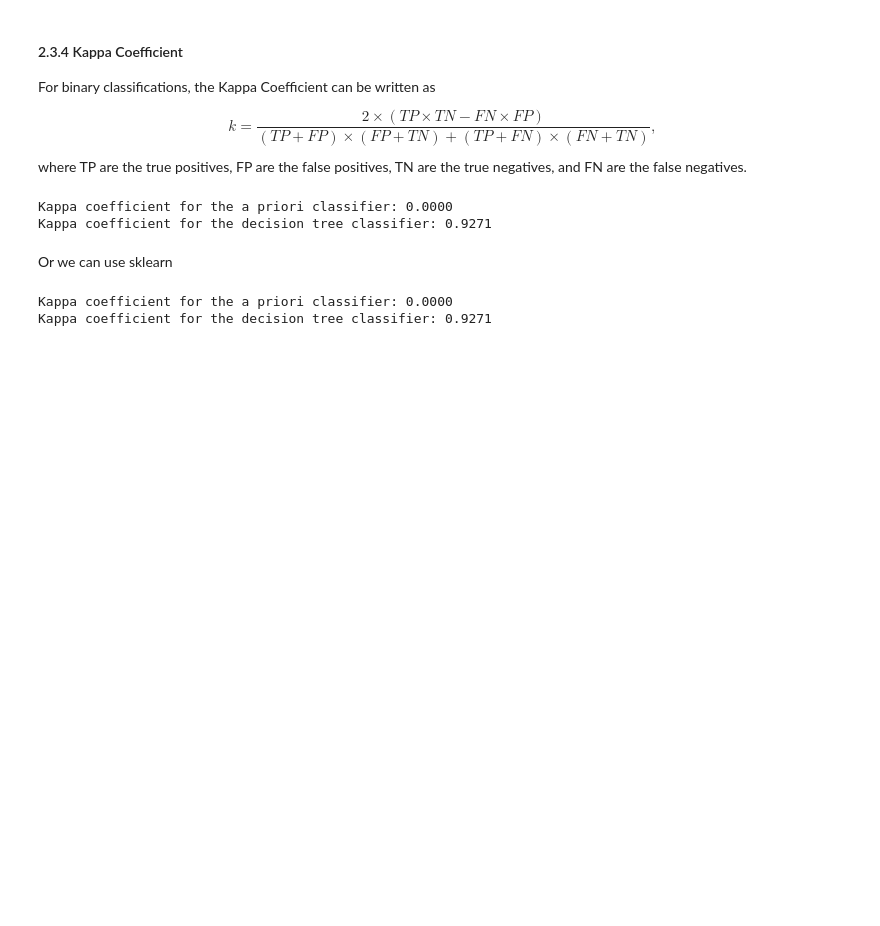
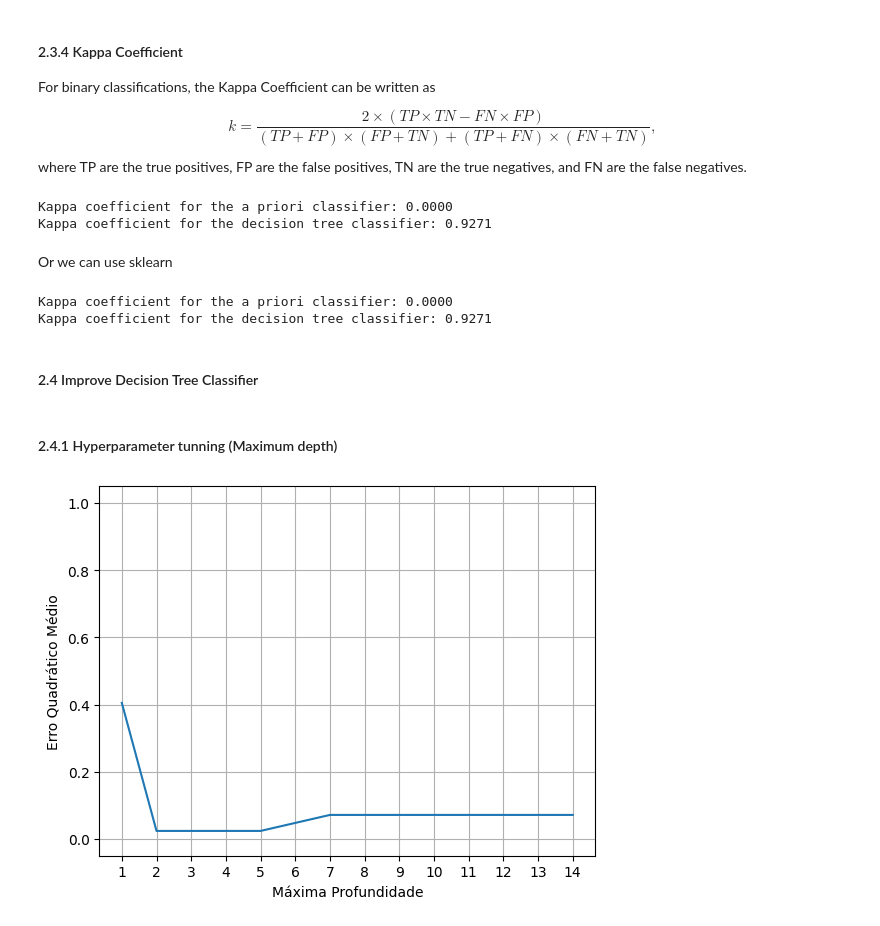
Before and after one commit to davimnz/artificial-intelligence, a Jupyter notebook: machine-learning/party_classification.ipynb, the cells around one changed output. Cells and saved outputs as stored; diff of their text form; code cells hidden in the pictures; blank space fills up the shorter version.

Commit message:
Add hyperparameter tuning

```diff
--- a/machine-learning/party_classification.ipynb
+++ b/machine-learning/party_classification.ipynb
@@ -679,3 +679,33 @@ print(f"Kappa coefficient for the decision tree classifier: {kappa_dt:.4f}")
 # %% [output]
 Kappa coefficient for the a priori classifier: 0.0000
 Kappa coefficient for the decision tree classifier: 0.9271
+# %% [markdown]
+#### 2.4 Improve Decision Tree Classifier
+# %% [markdown]
+#### 2.4.1 Hyperparameter tunning (Maximum depth)
+# %%
+MAX_DEPTH = X_test.shape[1] + 1
+
+x_tunning_test = X_test.iloc[0:X_test.shape[0] // 2]
+y_tunning_test = y_test.iloc[0:X_test.shape[0] // 2]
+x_tunning_cross_validation = X_test.iloc[X_test.shape[0] // 2:]
+y_tunning_cross_validation = y_test.iloc[X_test.shape[0] // 2:]
+
+mse_all = []
+for depth in range(1, MAX_DEPTH):
+    current_DT = DecisionTreeClassifier(max_depth=depth)
+    current_DT.fit(X_train, y_train)
+    y_predict = current_DT.predict(x_tunning_cross_validation)
+    mse = (y_predict != y_tunning_cross_validation.reset_index(drop=True))
+    mse = mse.sum() / len(mse)
+    mse_all.append(mse)
+
+plt.plot(range(1, MAX_DEPTH), mse_all)
+plt.xlabel('Máxima Profundidade')
+plt.ylabel('Erro Quadrático Médio')
+plt.ylim(-0.05, 1.05)
+plt.xticks(range(1, MAX_DEPTH))
+plt.grid()
+plt.savefig('max_depth_tunning.png', dpi=300)
+# %% [output]
+[figure, added]
```
